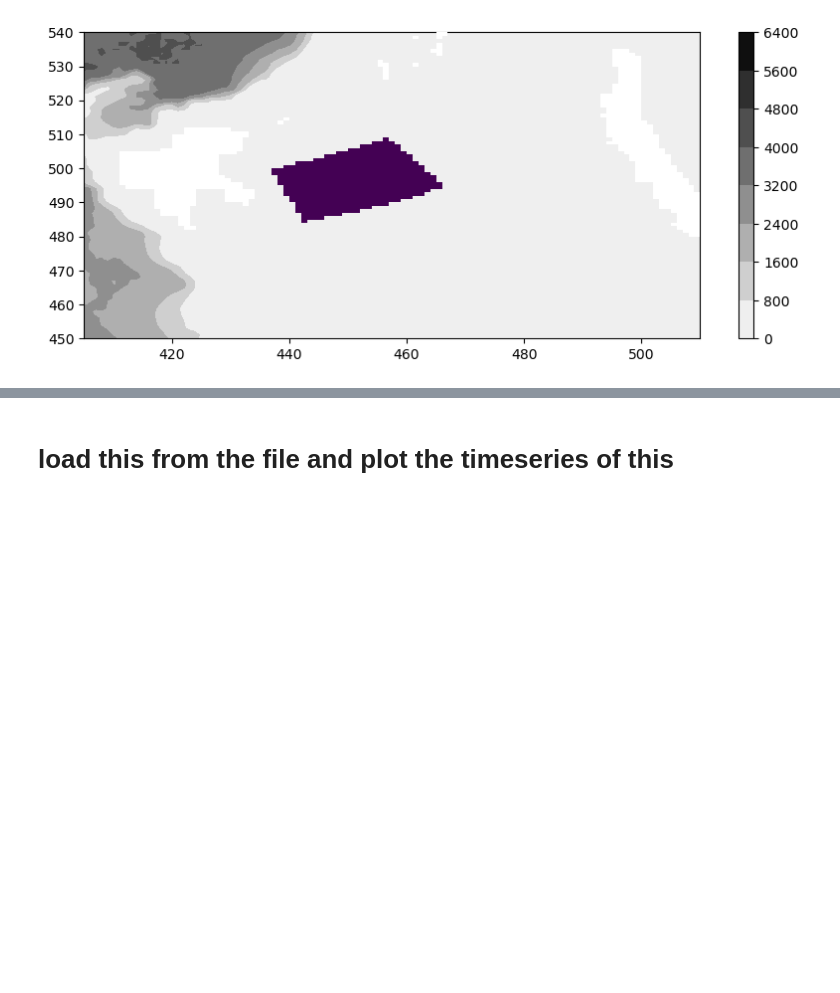
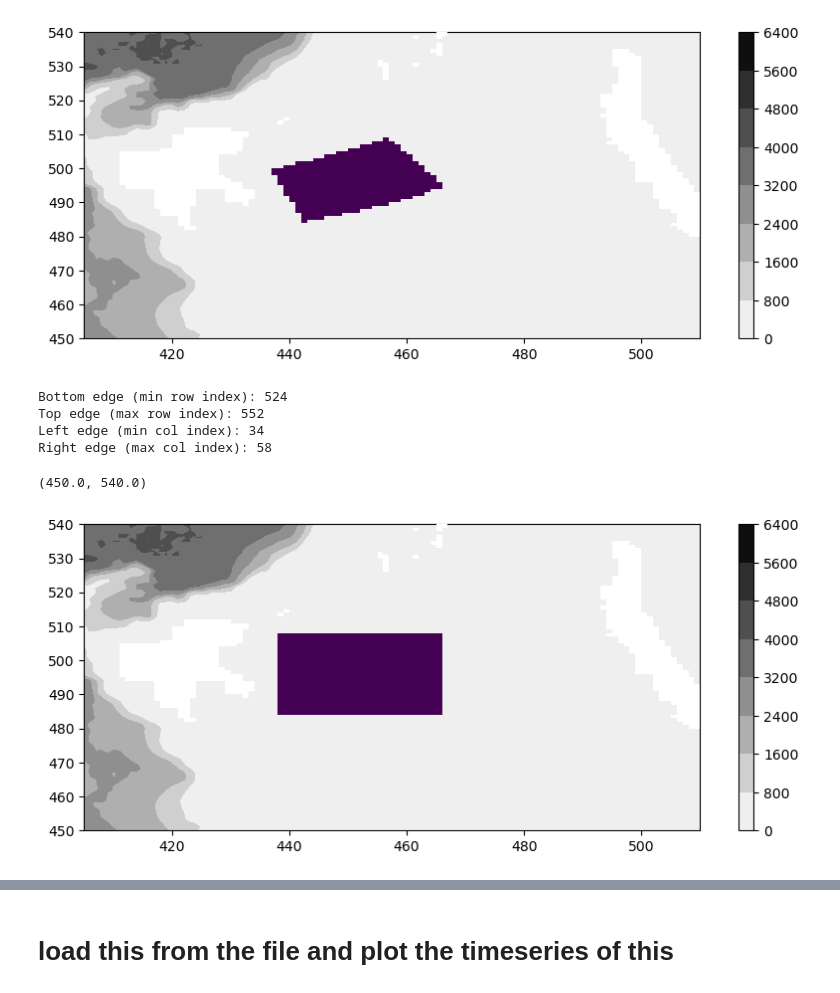
Before and after one commit to margaretmurakami/crios_backups, a Jupyter notebook: ASTE_270/Pemberton_BarentsSpaper/Lind2018/select_mask_Lind.ipynb, the cells around one changed output, grey strips where cells are left out. Cells and saved outputs as stored; diff of their text form; code cells hidden in the pictures; blank space fills up the shorter version.

```diff
--- a/ASTE_270/Pemberton_BarentsSpaper/Lind2018/select_mask_Lind.ipynb
+++ b/ASTE_270/Pemberton_BarentsSpaper/Lind2018/select_mask_Lind.ipynb
@@ -84,6 +84,47 @@ plt.ylim(450,540)
 # %% [output]
 (450.0, 540.0)
 [figure]
+# %%
+# select another mask based on the writing - pick a bigger one
+# Using np.where to get indices where the mask equals 1
+mymsk = mask
+rows, cols = np.where(mymsk == 1)
+
+# Get the extreme indices in each dimension
+min_row, max_row = rows.min(), rows.max()
+min_col, max_col = cols.min(), cols.max()
+
+print("Bottom edge (min row index):", min_row)
+print("Top edge (max row index):", max_row)
+print("Left edge (min col index):", min_col)
+print("Right edge (max col index):", max_col)
+
+mask = np.zeros_like(mymsk)
+# max_row -=15
+# max_col -=15
+mask[min_row:max_row,min_col:max_col] = 1
+mask[mask == 0] = np.nan
+msk_tobin = mask.copy()
+# %% [output]
+Bottom edge (min row index): 524
+Top edge (max row index): 552
+Left edge (min col index): 34
+Right edge (max col index): 58
+# %%
+fig = plt.figure()
+
+# cb = plt.pcolormesh(get_aste_tracer(mygrid['Depth'],nfx,nfy)[0],cmap="gray_r",vmin=0,vmax=300)
+cb = plt.contourf(get_aste_tracer(mygrid['Depth'],nfx,nfy)[0],cmap="gray_r")
+plt.colorbar(cb)
+
+plt.pcolormesh(get_aste_tracer(mask,nfx,nfy)[0],zorder=2)
+plt.pcolormesh(get_aste_tracer(landmsk,nfx,nfy)[0],zorder=4,cmap="gray_r")
+
+plt.xlim(405,510)
+plt.ylim(450,540)
+# %% [output]
+(450.0, 540.0)
+[figure, added]
 # %%
 # check the size of this with RAC
 # Lind paper uses a size of 85,000 km^2
```
Also changed, not shown: parts of 5 cells of this notebook, 1 other file.
